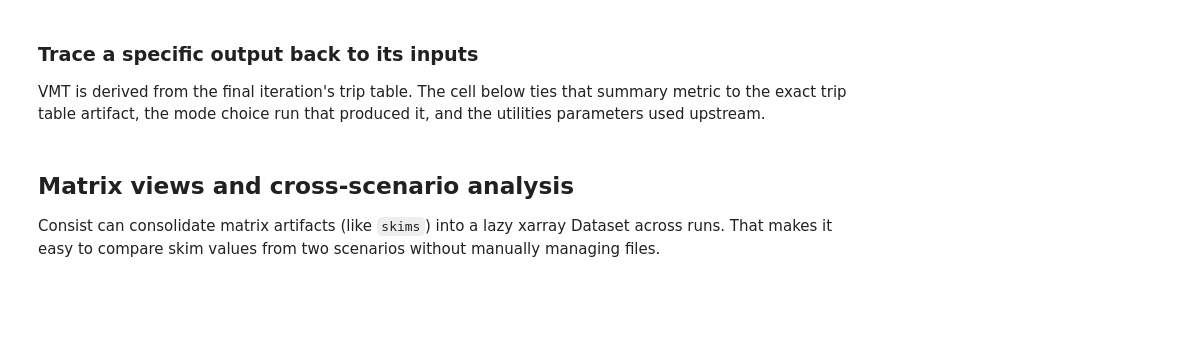
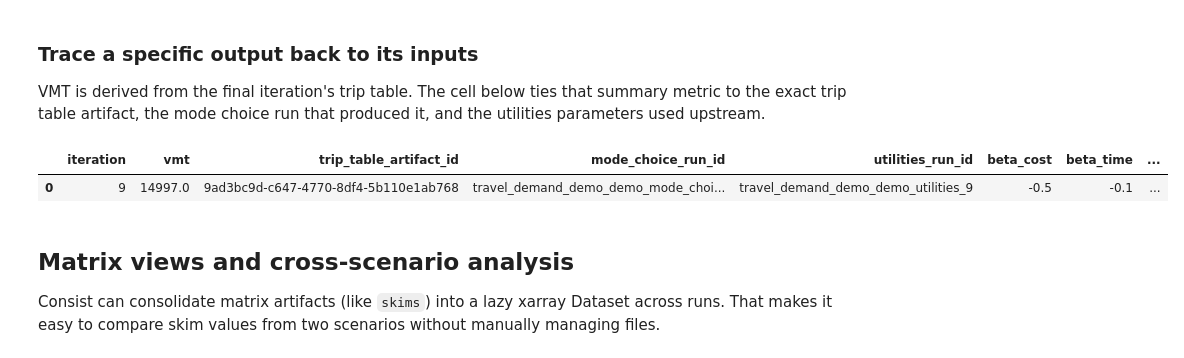
Before and after one commit to LBNL-UCB-STI/consist, a Jupyter notebook: examples/03_transportation_demand_modeling.ipynb, the cells around one changed output. Drawn from its saved outputs; the diff is of its cells as text; code cells hidden in the pictures; blank space fills up the shorter version.

Commit message:
check in travel demand notebook outputs

```diff
--- a/examples/03_transportation_demand_modeling.ipynb
+++ b/examples/03_transportation_demand_modeling.ipynb
@@ -740,55 +697,48 @@ and the utilities parameters used upstream.
 vmt_value = (
     base_results["summaries_df"].set_index("iteration").loc[final_iteration, "vmt"]
 )
 
-mode_choice_run = next(
-    run
-    for run in tracker.find_runs(
-        parent_id=SCENARIO_RUN_ID,
-        model="mode_choice",
-        status="completed",
-    )
-    if run.iteration == final_iteration
+mode_choice_run = tracker.find_run(
+    parent_id=SCENARIO_RUN_ID,
+    model="mode_choice",
+    status="completed",
+    iteration=final_iteration,
 )
-trip_table_art = tracker.get_artifacts_for_run(mode_choice_run.id).outputs[
-    "trips_with_modes"
-]
+trip_table_art = tracker.get_run_outputs(mode_choice_run.id)["trips_with_modes"]
 
-utilities_run = next(
-    run
-    for run in tracker.find_runs(
-        parent_id=SCENARIO_RUN_ID,
-        model="calculate_utilities",
-        status="completed",
-    )
-    if run.iteration == final_iteration
+utilities_run = tracker.find_run(
+    parent_id=SCENARIO_RUN_ID,
+    model="calculate_utilities",
+    status="completed",
+    iteration=final_iteration,
 )
-utilities_config = tracker.get_config_values(
-    utilities_run.id, namespace="calculate_utilities"
-)
+utilities_config = tracker.get_run_config(utilities_run.id) or {}
 
 focus_keys = [
     "beta_cost",
     "beta_time",
     "asc_transit",
     "asc_walk",
     "fuel_cost_per_mile",
     "transit_fare",
 ]
 params_subset = {k: utilities_config.get(k) for k in focus_keys}
 
 pd.DataFrame(
     [
         {
             "iteration": final_iteration,
             "vmt": vmt_value,
             "trip_table_artifact_id": str(trip_table_art.id),
             "mode_choice_run_id": mode_choice_run.id,
             "utilities_run_id": utilities_run.id,
             **params_subset,
         }
     ]
 )
+# %% [output]
+|  | iteration | vmt | trip_table_artifact_id | mode_choice_run_id | utilities_run_id | beta_cost | beta_time | ... |
+| 0 | 9 | 14997.0 | 9ad3bc9d-c647-4770-8df4-5b110e1ab768 | travel_demand_demo_demo_mode_choi... | travel_demand_demo_demo_utilities_9 | -0.5 | -0.1 | ... |
 # %% [markdown]
 ## Matrix views and cross-scenario analysis
 
```
Also changed, not shown: parts of 19 cells of this notebook, 1 other file.
